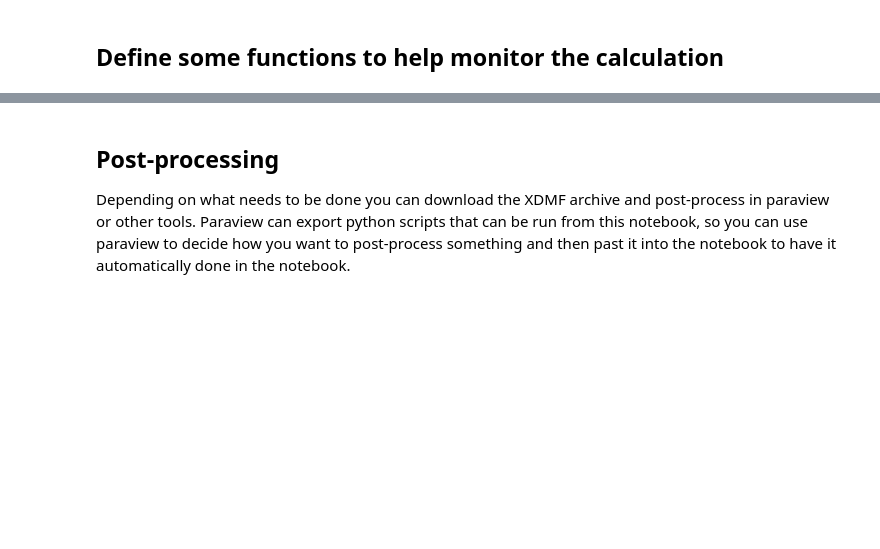
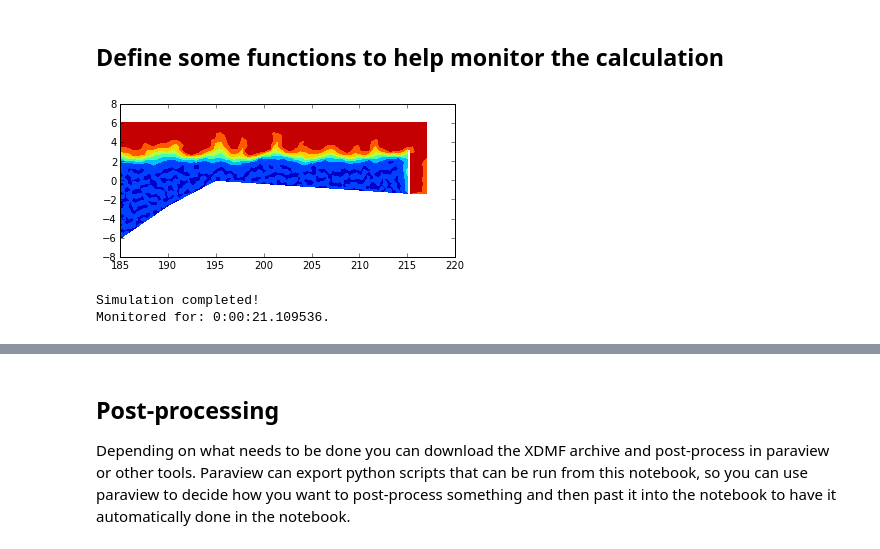
Before and after one commit to erdc/proteus-mprans, a Jupyter notebook: benchmarks/iwall2D/NumericalTank2Dserial.ipynb, the cells around one changed output, grey strips where cells are left out. Cells and saved outputs as stored; diff of their text form; code cells hidden in the pictures; blank space fills up the shorter version.

```diff
--- a/benchmarks/iwall2D/NumericalTank2Dserial.ipynb
+++ b/benchmarks/iwall2D/NumericalTank2Dserial.ipynb
@@ -377,7 +388,11 @@ def monitor_simulation(refresh=5.0, plots_in_place=True):
 # %%
 simulation_thread.start()
 # %%
-monitor_simulation(refresh=60.0)
+monitor_simulation(refresh=10.0)
+# %% [output]
+[figure, added]
+Simulation completed!
+Monitored for: 0:00:21.109536.
 # %%
 from tables import  openFile
 archive = openFile('tank_p0.h5','r')
```
Also changed, not shown: parts of 27 cells of this notebook.
